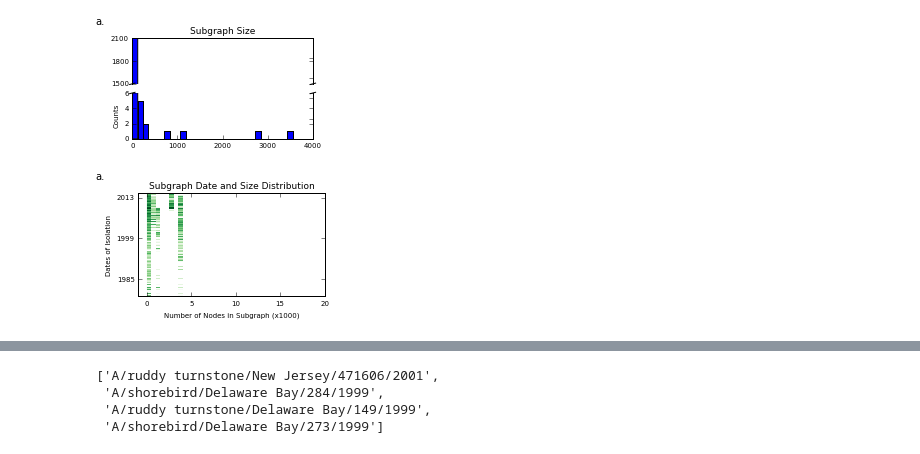
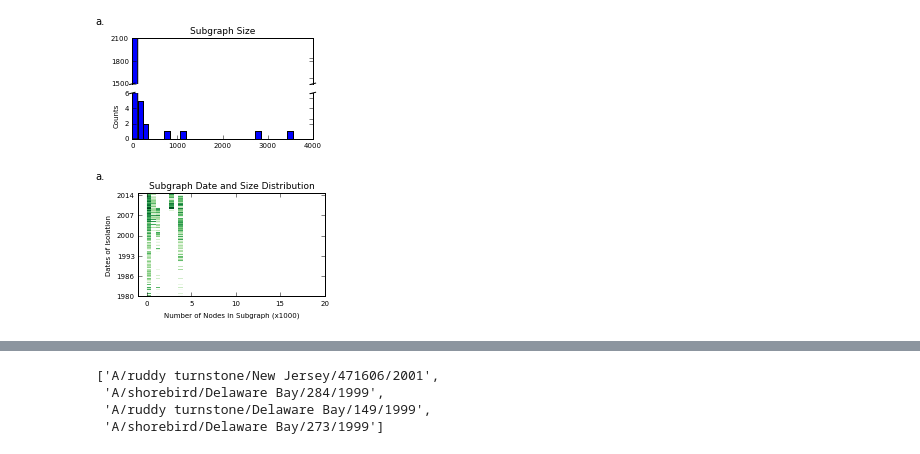
Before and after one commit to ericmjl/influenza-reassortment-analysis, a Jupyter notebook: 02 Basic Network Statistics and Data Dump.ipynb, the cells around one changed output, grey strips where cells are left out. Drawn from its saved outputs; the diff is of its cells as text; code cells hidden in the pictures.

```diff
--- a/02 Basic Network Statistics and Data Dump.ipynb
+++ b/02 Basic Network Statistics and Data Dump.ipynb
@@ -193,8 +193,8 @@ for g in subgraphs:
 
         xs.append(len(g.nodes()))
 
-        if len(g.nodes()) < 10:
-            print(d['subtype'])
+        #if len(g.nodes()) < 10:
+            #print(d['subtype'])
 
 yearsFmt = mdts.DateFormatter('%Y')
 
@@ -217,10 +217,11 @@ ax.set_xlim(-1000, 20000)
 
 # set min_date
 ax.set_ylim(mdts.date2num(min_date), mdts.date2num(max_date))
+ax.set_yticks(ybins[::25])
 ax.set_title('Subgraph Date and Size Distribution')
 ax.annotate('b.', xy=(0,1), xycoords='figure fraction', ha='left', va='top')
 
-plt.locator_params(axis='y', nbins=4)
+#plt.locator_params(axis='y', nbins=5)
 plt.subplots_adjust(left=0.15, right=0.95, bottom=0.18, top=0.90)
 plt.savefig('Final Graph Subgraph Sizes and Date Range.pdf')
 # %% [output]
@@ -359,35 +343,37 @@ for g in fullGsubgraphs:
         cdate = d['collection_date']
         ys.append(mdts.date2num(cdate))
 
         xs.append(len(g.nodes()))
 
 yearsFmt = mdts.DateFormatter('%Y')
 
 fig = plt.figure(figsize=golden_figsize(2))
 ax = fig.add_subplot(111)
 # ax.scatter(xs, ys, alpha=0.05, color='blue')
 # ax.hexbin(xs, ys, gridsize=(10,20), cmap='Blues', bins='log')
 from datetime import datetime as dt
 min_date = dt(1980, 1, 1)
 max_date = dt(2015, 1, 1)
 xbins = np.arange(0, 17001, 500)
 ybins = np.arange(mdts.date2num(min_date), mdts.date2num(max_date), 100)
 ax.hist2d(xs, ys, norm=LogNorm(), cmap='Greens', bins=[xbins, ybins])
 ax.yaxis.set_major_formatter(yearsFmt)
 ax.set_xlabel('Number of Nodes in Subgraph (x1000)')
 ax.xaxis.set_ticklabels([0, 0, 5, 10, 15, 20])
 ax.set_ylabel('Dates of Isolation')
 ax.set_xlim(-1000, 20000)
 
 ax.set_ylim(mdts.date2num(min_date), mdts.date2num(max_date))
+ax.set_yticks(ybins[::25])
 ax.set_title('Subgraph Date and Size Distribution')
 
+
 ax.annotate('a.', xy=(0,1), xycoords='figure fraction', ha='left', va='top')
-plt.locator_params(axis='y', nbins=4)
+# plt.locator_params(axis='y', nbins=4)
 plt.subplots_adjust(left=0.15, right=0.95, bottom=0.18, top=0.90)
 plt.savefig('Full Complement Subgraph Sizes and Date Range.pdf')
 # %% [output]
-[figure, old version]
+[figure, new version]
 # %%
 # What are the isolates that are not conneced in the big massive graph?
 
```
Also changed, not shown: parts of 1 cell of this notebook, 20 other files.
